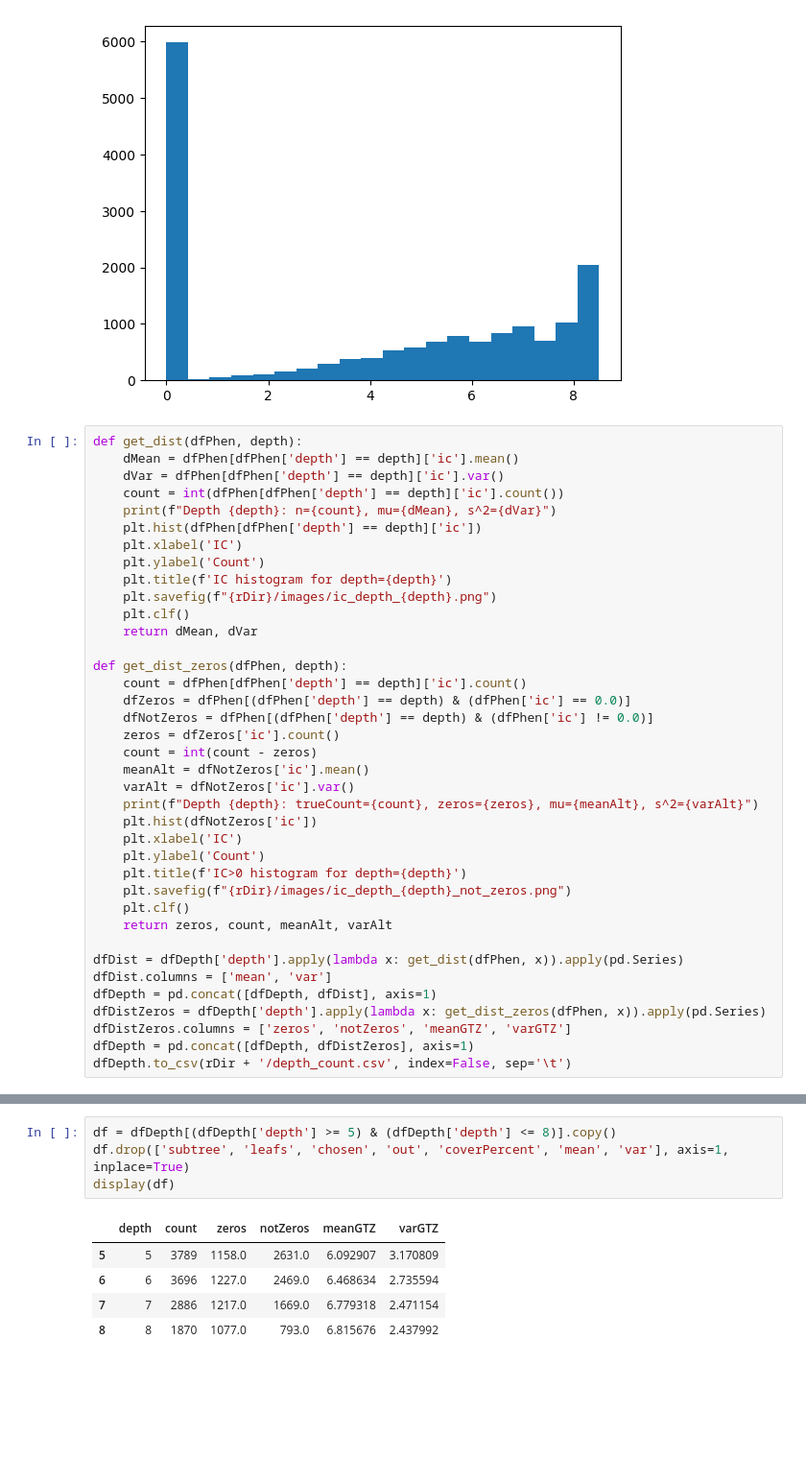
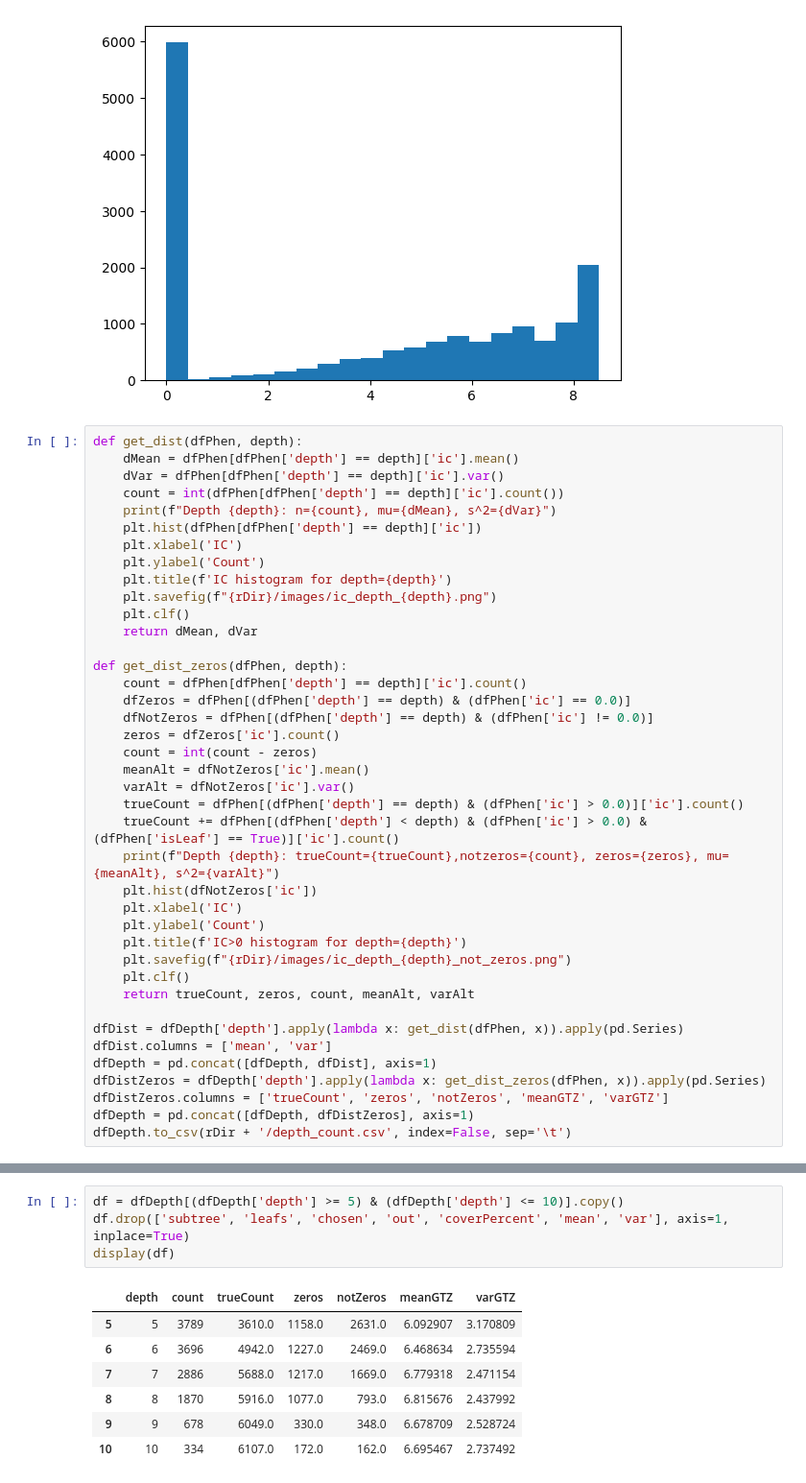
Before and after one commit to DgoMndez/DL-patogen-colab-DIIC, a Jupyter notebook: src/analysis/hpo-tree.ipynb, the cells around one changed output, grey strips where cells are left out. Shown at 96% size. Drawn from its saved outputs; the diff is of its cells as text; blank space fills up the shorter version.

Commit message:
+trueCount

```diff
--- a/src/analysis/hpo-tree.ipynb
+++ b/src/analysis/hpo-tree.ipynb
@@ -246,20 +246,22 @@ def get_dist_zeros(dfPhen, depth):
     count = int(count - zeros)
     meanAlt = dfNotZeros['ic'].mean()
     varAlt = dfNotZeros['ic'].var()
-    print(f"Depth {depth}: trueCount={count}, zeros={zeros}, mu={meanAlt}, s^2={varAlt}")
+    trueCount = dfPhen[(dfPhen['depth'] == depth) & (dfPhen['ic'] > 0.0)]['ic'].count()
+    trueCount += dfPhen[(dfPhen['depth'] < depth) & (dfPhen['ic'] > 0.0) & (dfPhen['isLeaf'] == True)]['ic'].count()
+    print(f"Depth {depth}: trueCount={trueCount},notzeros={count}, zeros={zeros}, mu={meanAlt}, s^2={varAlt}")
     plt.hist(dfNotZeros['ic'])
     plt.xlabel('IC')
     plt.ylabel('Count')
     plt.title(f'IC>0 histogram for depth={depth}')
     plt.savefig(f"{rDir}/images/ic_depth_{depth}_not_zeros.png")
     plt.clf()
-    return zeros, count, meanAlt, varAlt
+    return trueCount, zeros, count, meanAlt, varAlt
 
 dfDist = dfDepth['depth'].apply(lambda x: get_dist(dfPhen, x)).apply(pd.Series)
 dfDist.columns = ['mean', 'var']
 dfDepth = pd.concat([dfDepth, dfDist], axis=1)
 dfDistZeros = dfDepth['depth'].apply(lambda x: get_dist_zeros(dfPhen, x)).apply(pd.Series)
-dfDistZeros.columns = ['zeros', 'notZeros', 'meanGTZ', 'varGTZ']
+dfDistZeros.columns = ['trueCount', 'zeros', 'notZeros', 'meanGTZ', 'varGTZ']
 dfDepth = pd.concat([dfDepth, dfDistZeros], axis=1)
 dfDepth.to_csv(rDir + '/depth_count.csv', index=False, sep='\t')
 # %% [output]
@@ -283,13 +285,15 @@ Depth 14: trueCount=0, zeros=2, mu=nan, s^2=nan
 <Figure size 640x480 with 0 Axes>
 # %%
-df = dfDepth[(dfDepth['depth'] >= 5) & (dfDepth['depth'] <= 8)].copy()
+df = dfDepth[(dfDepth['depth'] >= 5) & (dfDepth['depth'] <= 10)].copy()
 df.drop(['subtree', 'leafs', 'chosen', 'out', 'coverPercent', 'mean', 'var'], axis=1, inplace=True)
 display(df)
 # %% [output]
-|  | depth | count | zeros | notZeros | meanGTZ | varGTZ |
-| 5 | 5 | 3789 | 1158.0 | 2631.0 | 6.092907 | 3.170809 |
-| 6 | 6 | 3696 | 1227.0 | 2469.0 | 6.468634 | 2.735594 |
-| 7 | 7 | 2886 | 1217.0 | 1669.0 | 6.779318 | 2.471154 |
-| 8 | 8 | 1870 | 1077.0 | 793.0 | 6.815676 | 2.437992 |
+|  | depth | count | trueCount | zeros | notZeros | meanGTZ | varGTZ |
+| 5 | 5 | 3789 | 3610.0 | 1158.0 | 2631.0 | 6.092907 | 3.170809 |
+| 6 | 6 | 3696 | 4942.0 | 1227.0 | 2469.0 | 6.468634 | 2.735594 |
+| 7 | 7 | 2886 | 5688.0 | 1217.0 | 1669.0 | 6.779318 | 2.471154 |
+| 8 | 8 | 1870 | 5916.0 | 1077.0 | 793.0 | 6.815676 | 2.437992 |
+| 9 | 9 | 678 | 6049.0 | 330.0 | 348.0 | 6.678709 | 2.528724 |
+| 10 | 10 | 334 | 6107.0 | 172.0 | 162.0 | 6.695467 | 2.737492 |
 # %%
 import matplotlib.image as mpimg
```
Also changed, not shown: parts of 2 cells of this notebook, 1 other file.
